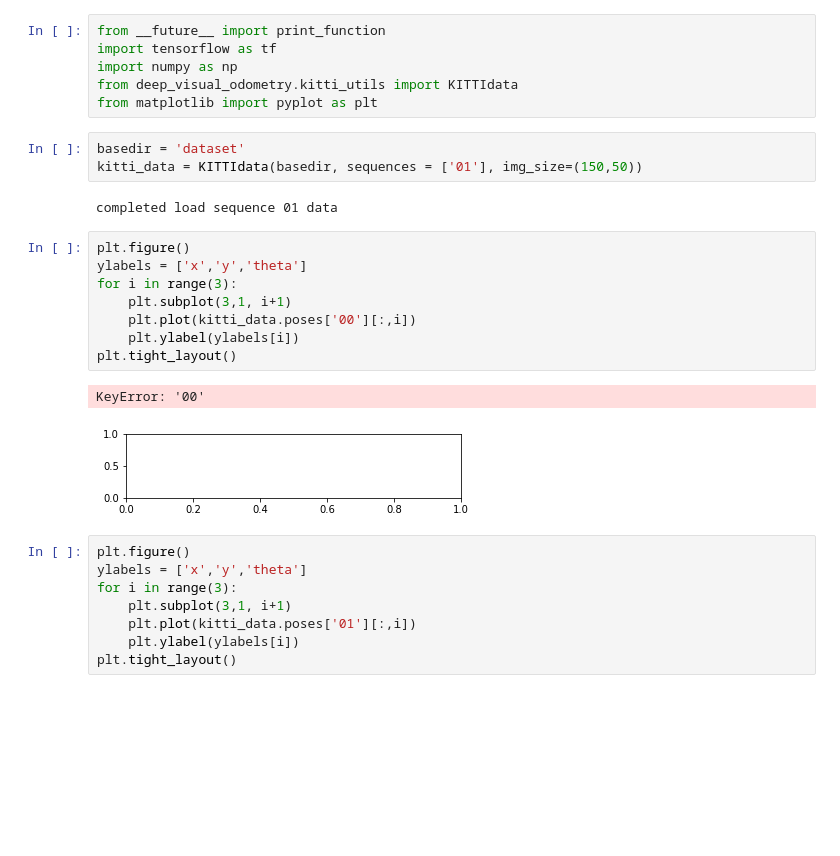
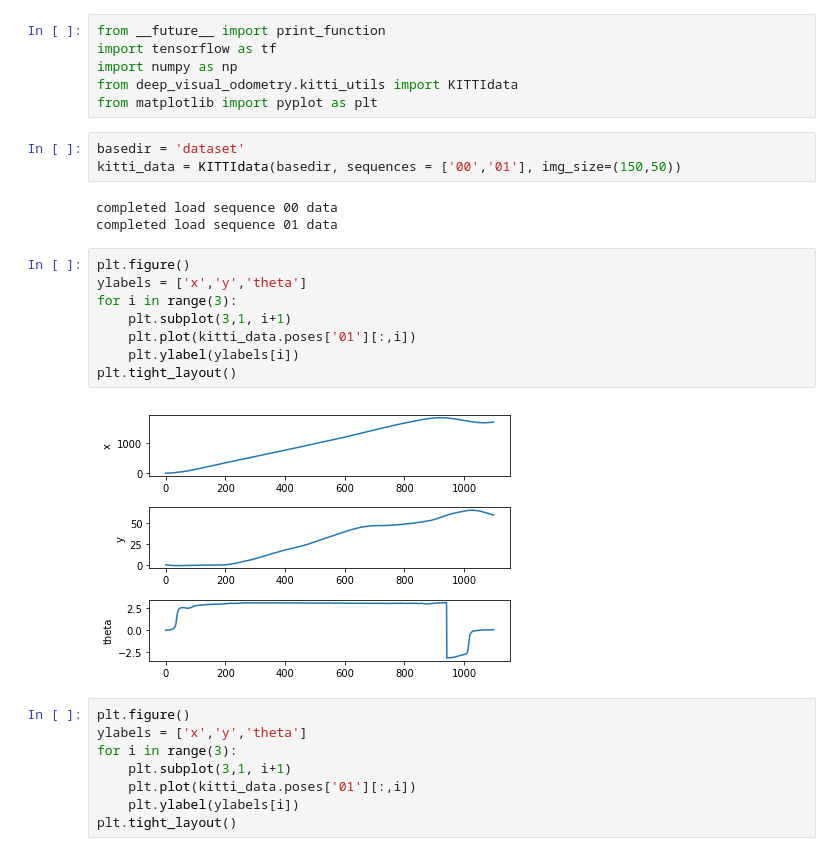
Before and after one commit to gagkhan/deep_visual_odometry, a Jupyter notebook: Training.ipynb, the cells around one changed output. Saved outputs shown, nothing was run; the diff lists cells and outputs as text; blank space fills up the shorter version.

```diff
--- a/Training.ipynb
+++ b/Training.ipynb
@@ -10,20 +10,20 @@ from deep_visual_odometry.kitti_utils import KITTIdata
 from matplotlib import pyplot as plt
 # %%
 basedir = 'dataset'
-kitti_data = KITTIdata(basedir, sequences = ['01'], img_size=(150,50))
+kitti_data = KITTIdata(basedir, sequences = ['00','01'], img_size=(150,50))
 # %% [output]
+completed load sequence 00 data
 completed load sequence 01 data
 # %%
 plt.figure()
 ylabels = ['x','y','theta']
 for i in range(3):
     plt.subplot(3,1, i+1)
-    plt.plot(kitti_data.poses['00'][:,i])
+    plt.plot(kitti_data.poses['01'][:,i])
     plt.ylabel(ylabels[i])
 plt.tight_layout()
 # %% [output]
-KeyError: '00'
-[figure, old version]
+[figure, new version]
 # %%
 plt.figure()
 ylabels = ['x','y','theta']
```
Also changed, not shown: parts of 8 cells of this notebook, 1 other file.
